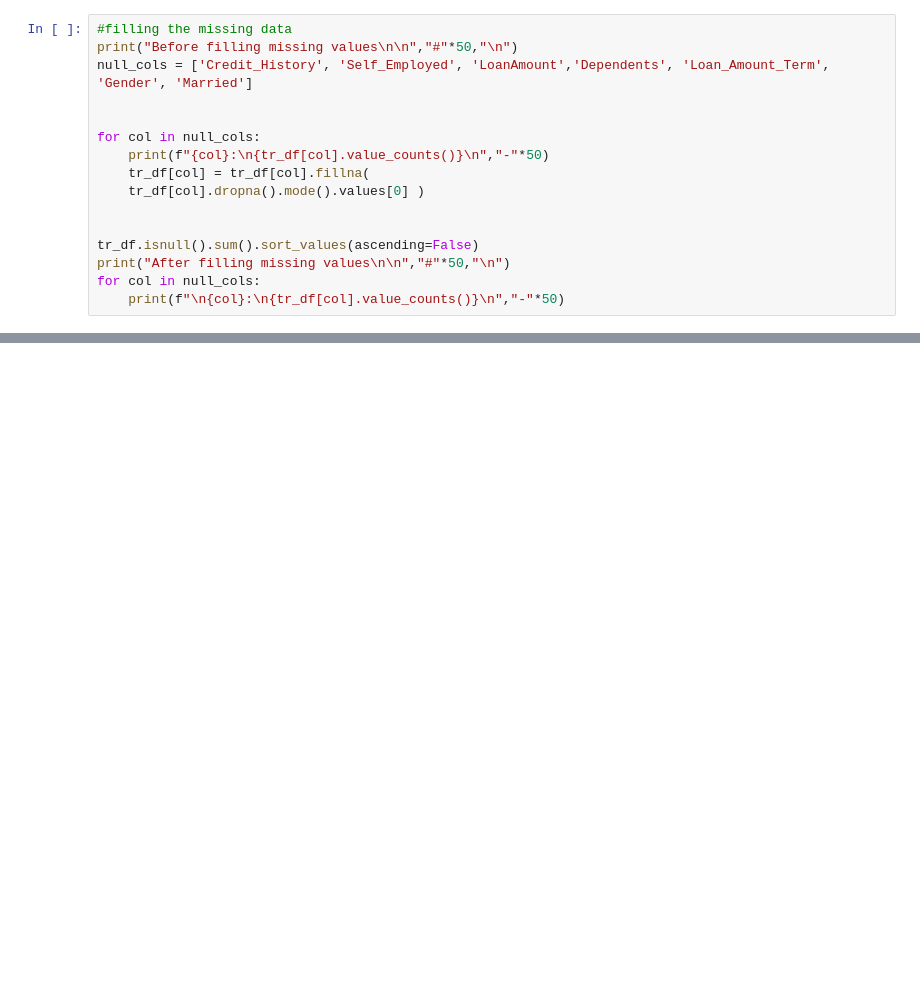
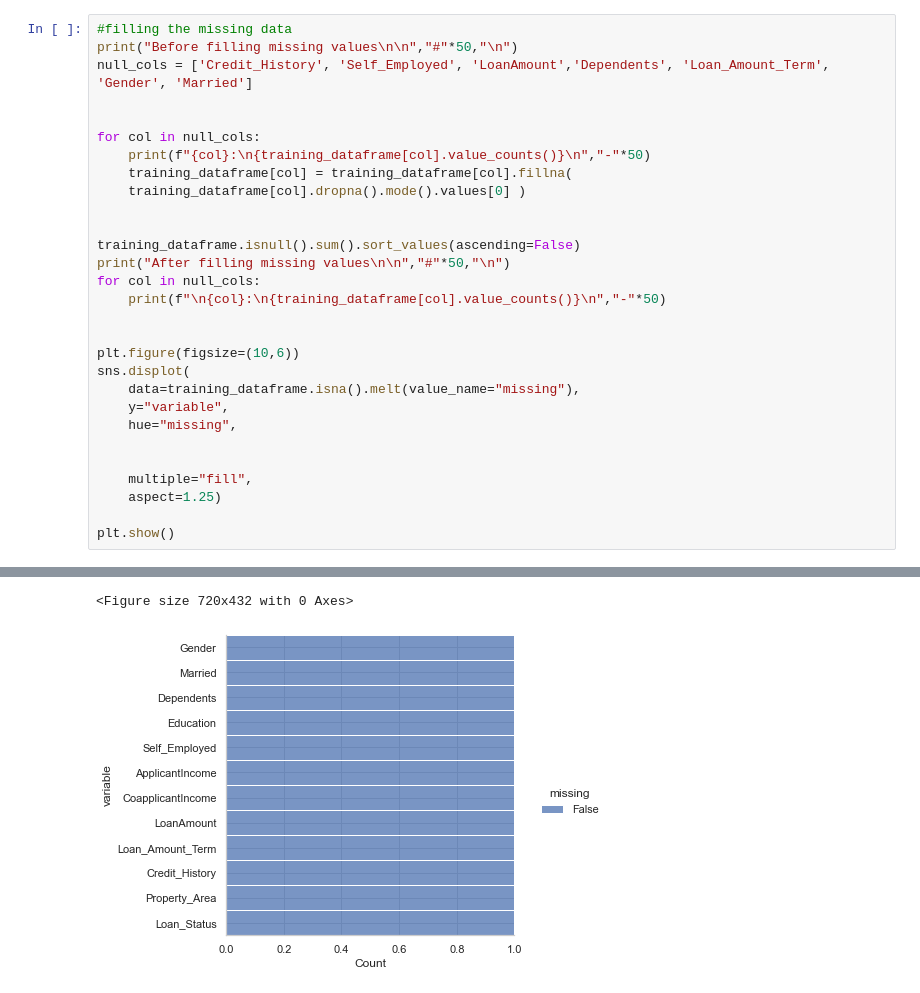
Before and after one commit to VishalDora/UCDPA_VishalDora, a Jupyter notebook: Project_Load.ipynb, the cells around one changed output, grey strips where cells are left out. Saved outputs shown, nothing was run; the diff lists cells and outputs as text; blank space fills up the shorter version.

```diff
--- a/Project_Load.ipynb
+++ b/Project_Load.ipynb
@@ -70,12 +159,26 @@ null_cols = ['Credit_History', 'Self_Employed', 'LoanAmount','Dependents', 'Loan
 
 
 for col in null_cols:
-    print(f"{col}:\n{tr_df[col].value_counts()}\n","-"*50)
-    tr_df[col] = tr_df[col].fillna(
-    tr_df[col].dropna().mode().values[0] )
+    print(f"{col}:\n{training_dataframe[col].value_counts()}\n","-"*50)
+    training_dataframe[col] = training_dataframe[col].fillna(
+    training_dataframe[col].dropna().mode().values[0] )
 
 
-tr_df.isnull().sum().sort_values(ascending=False)
+training_dataframe.isnull().sum().sort_values(ascending=False)
 print("After filling missing values\n\n","#"*50,"\n")
 for col in null_cols:
-    print(f"\n{col}:\n{tr_df[col].value_counts()}\n","-"*50)
+    print(f"\n{col}:\n{training_dataframe[col].value_counts()}\n","-"*50)
+
+
+plt.figure(figsize=(10,6))
+sns.displot(
+    data=training_dataframe.isna().melt(value_name="missing"),
+    y="variable",
+    hue="missing",
+
+
+    multiple="fill",
+    aspect=1.25)
+
+plt.show()
+# %% [output]
@@ -81,0 +202,2 @@ for col in null_cols:
+<Figure size 720x432 with 0 Axes>
+[figure, added]
```
Also changed, not shown: parts of 30 cells of this notebook, 3 other files.
